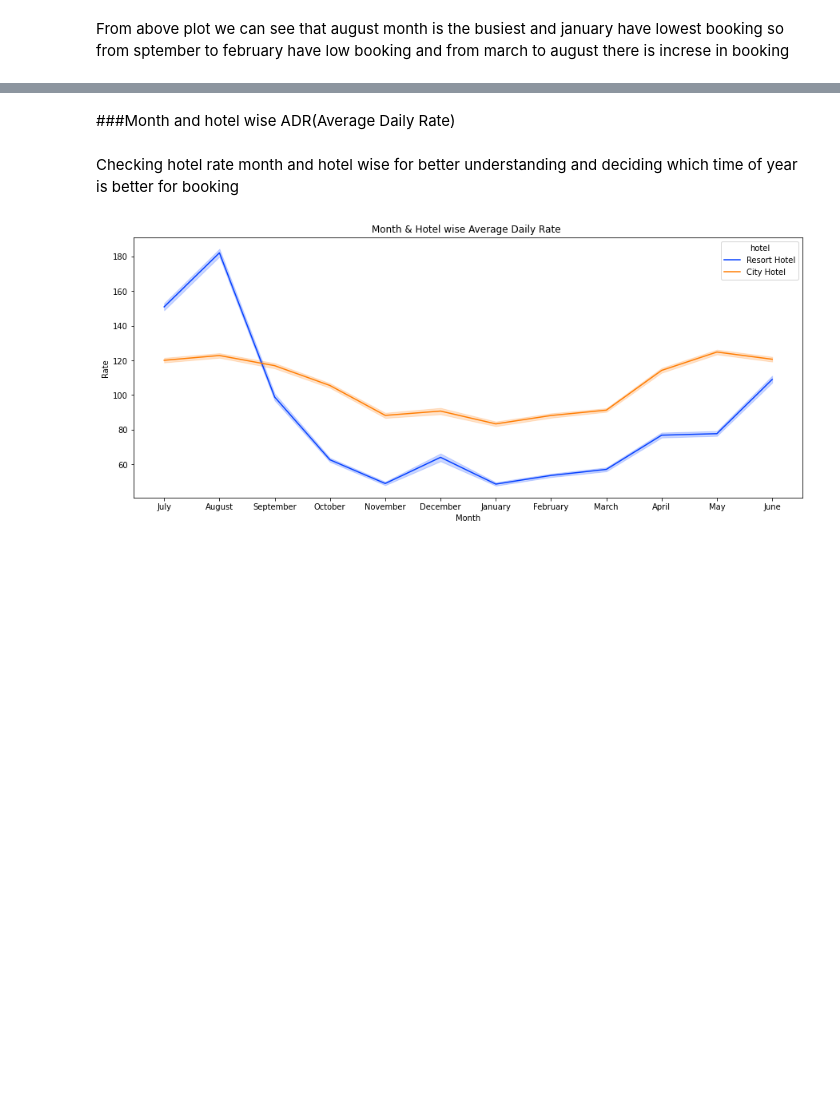
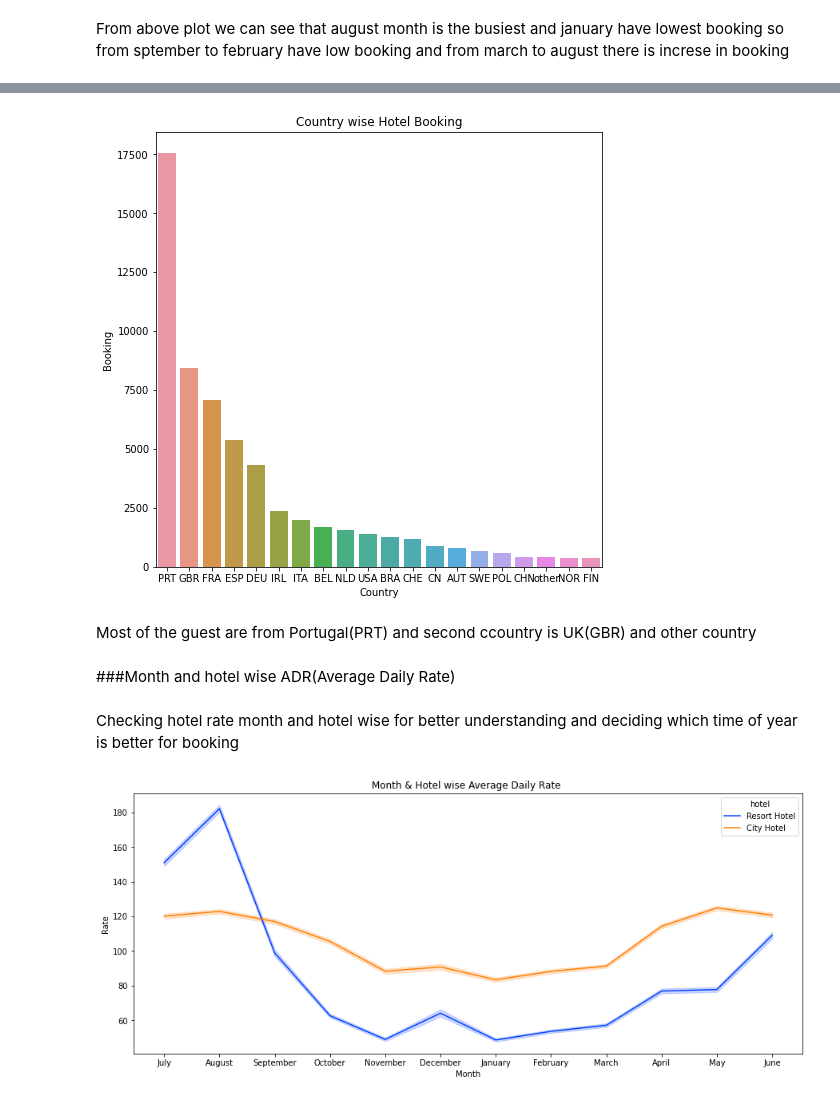
Before and after one commit to rafiddeshmukh/EDA-Hotel_Booking, a Jupyter notebook: Hotel_Booking_Analysis_Capstone_Project.ipynb, the cells around one changed output, grey strips where cells are left out. Cells and saved outputs as stored; diff of their text form; code cells hidden in the pictures; blank space fills up the shorter version.

```diff
--- a/Hotel_Booking_Analysis_Capstone_Project.ipynb
+++ b/Hotel_Booking_Analysis_Capstone_Project.ipynb
@@ -390,0 +416,5 @@ From above plot we can see that august month is the busiest and january have low
+# %%
+#Creating new dataframe for country and most no booking
+c_data= df_new['country'].value_counts().reset_index()[:20]
+c_data.columns =['country','no_of_booking']
+c_data
@@ -391,3 +439,21 @@ From above plot we can see that august month is the busiest and january have low
+# %%
+#setting figure size
+plt.figure(figsize=(8,8))
+
+#Ploting barplot for country wise booking
+sns.barplot(x=c_data['country'],y=c_data['no_of_booking'])
+
+#setting labels for x and y and set title for countplot
+plt.xlabel('Country')
+plt.ylabel('Booking')
+plt.title("Country wise Hotel Booking")
+
+#display the plot
+plt.show()
+# %% [output]
+[figure, added]
+# %% [markdown]
+Most of the guest are from Portugal(PRT) and second ccountry is UK(GBR) and other country
 # %% [markdown]
 ###Month and hotel wise ADR(Average Daily Rate)
 # %% [markdown]
```
Also changed, not shown: parts of 23 cells of this notebook.
